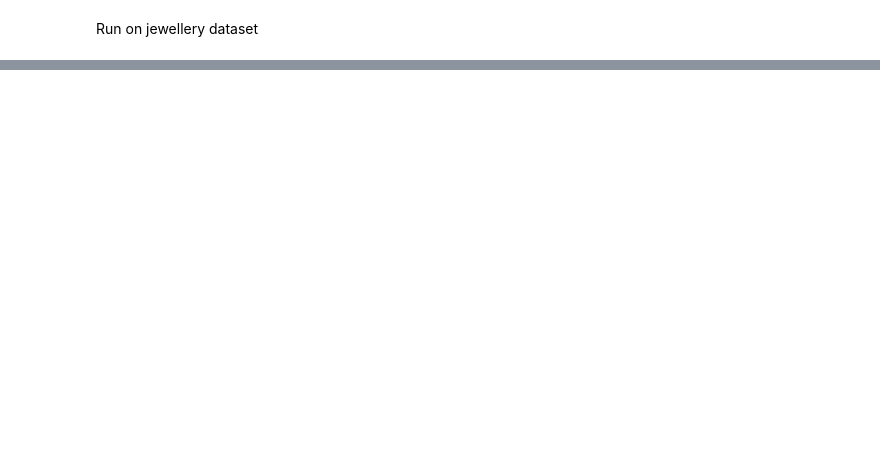
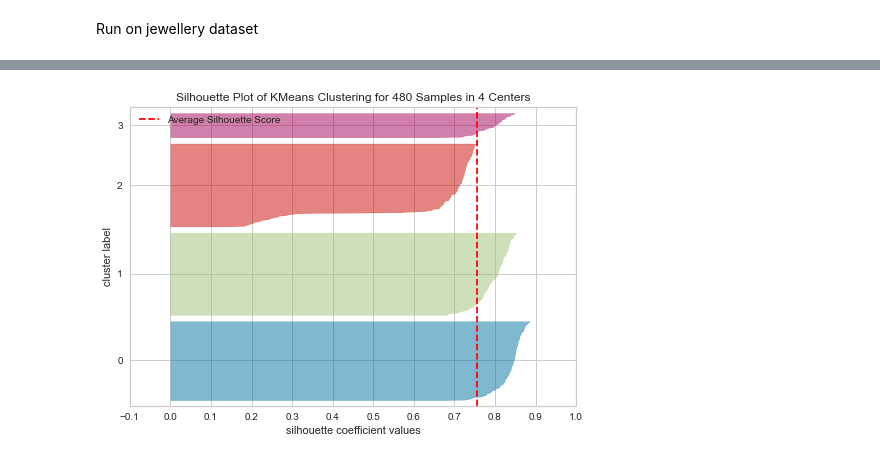
Before and after one commit to paul1409/255-assignments, a Jupyter notebook: Clustering/dbScan.ipynb, the cells around one changed output, grey strips where cells are left out. Saved outputs shown, nothing was run; the diff lists cells and outputs as text; code cells hidden in the pictures; blank space fills up the shorter version.

```diff
--- a/Clustering/dbScan.ipynb
+++ b/Clustering/dbScan.ipynb
@@ -73,0 +95,4 @@ cluster = setup(data = jewellery, use_gpu = True)
+# %%
+plot_model(kmeans, plot = 'silhouette')
+# %% [output]
+[figure, added]
```
Also changed, not shown: parts of 21 cells of this notebook.
